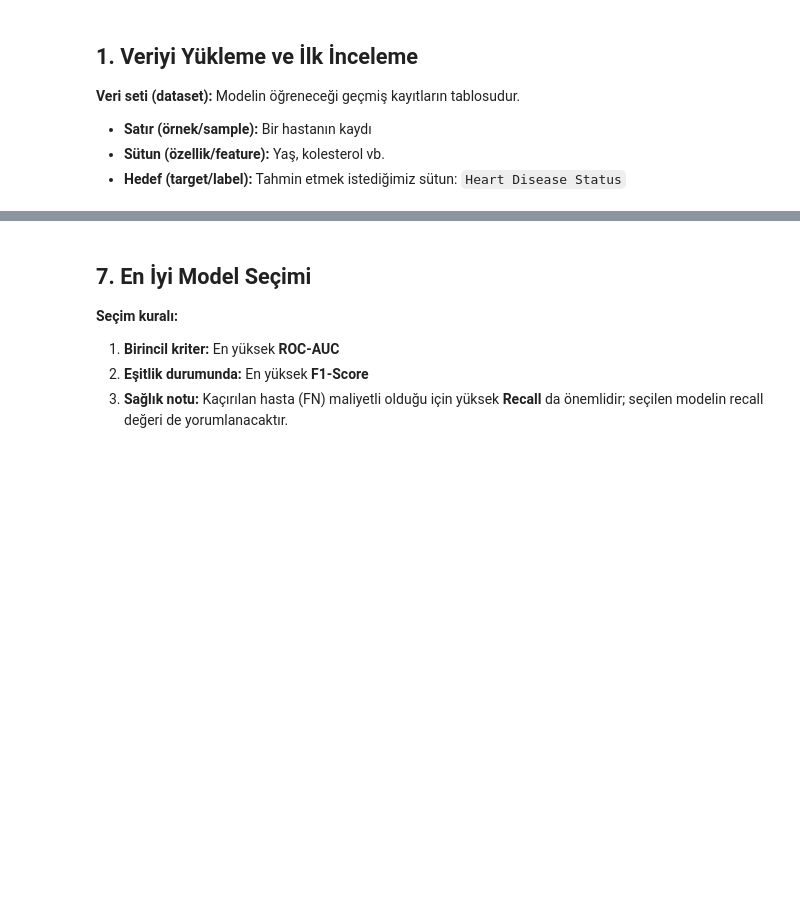
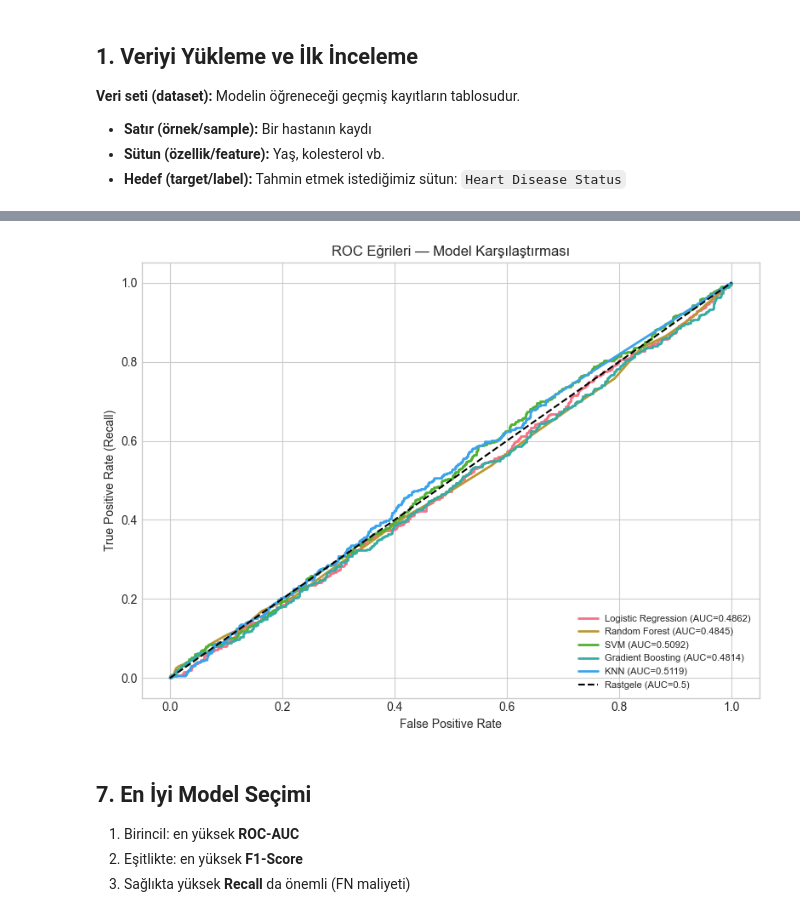
Before and after one commit to selahmet/odevoaml, a Jupyter notebook: heart_disease_ml.ipynb, the cells around one changed output, grey strips where cells are left out. Cells and saved outputs as stored; diff of their text form; code cells hidden in the pictures; blank space fills up the shorter version.

```diff
--- a/heart_disease_ml.ipynb
+++ b/heart_disease_ml.ipynb
@@ -366,22 +606,23 @@ plt.show()
 # %%
 plt.figure(figsize=(8, 6))
 for name in models.keys():
     fpr, tpr, _ = roc_curve(y_test, probabilities[name])
     auc = roc_auc_score(y_test, probabilities[name])
     plt.plot(fpr, tpr, label=f'{name} (AUC={auc:.4f})', linewidth=2)
 
 plt.plot([0, 1], [0, 1], 'k--', label='Rastgele (AUC=0.5)')
-plt.xlabel('False Positive Rate (1 - Specificity)')
+plt.xlabel('False Positive Rate')
 plt.ylabel('True Positive Rate (Recall)')
 plt.title('ROC Eğrileri — Model Karşılaştırması')
 plt.legend(loc='lower right', fontsize=8)
 plt.tight_layout()
 plt.show()
+# %% [output]
+[figure, added]
 # %% [markdown]
 ## 7. En İyi Model Seçimi
 
-**Seçim kuralı:**
-1. **Birincil kriter:** En yüksek **ROC-AUC**
-2. **Eşitlik durumunda:** En yüksek **F1-Score**
-3. **Sağlık notu:** Kaçırılan hasta (FN) maliyetli olduğu için yüksek **Recall** da önemlidir; seçilen modelin recall değeri de yorumlanacaktır.
+1. Birincil: en yüksek **ROC-AUC**
+2. Eşitlikte: en yüksek **F1-Score**
+3. Sağlıkta yüksek **Recall** da önemli (FN maliyeti)
 # %%
```
Also changed, not shown: parts of 35 cells of this notebook.
